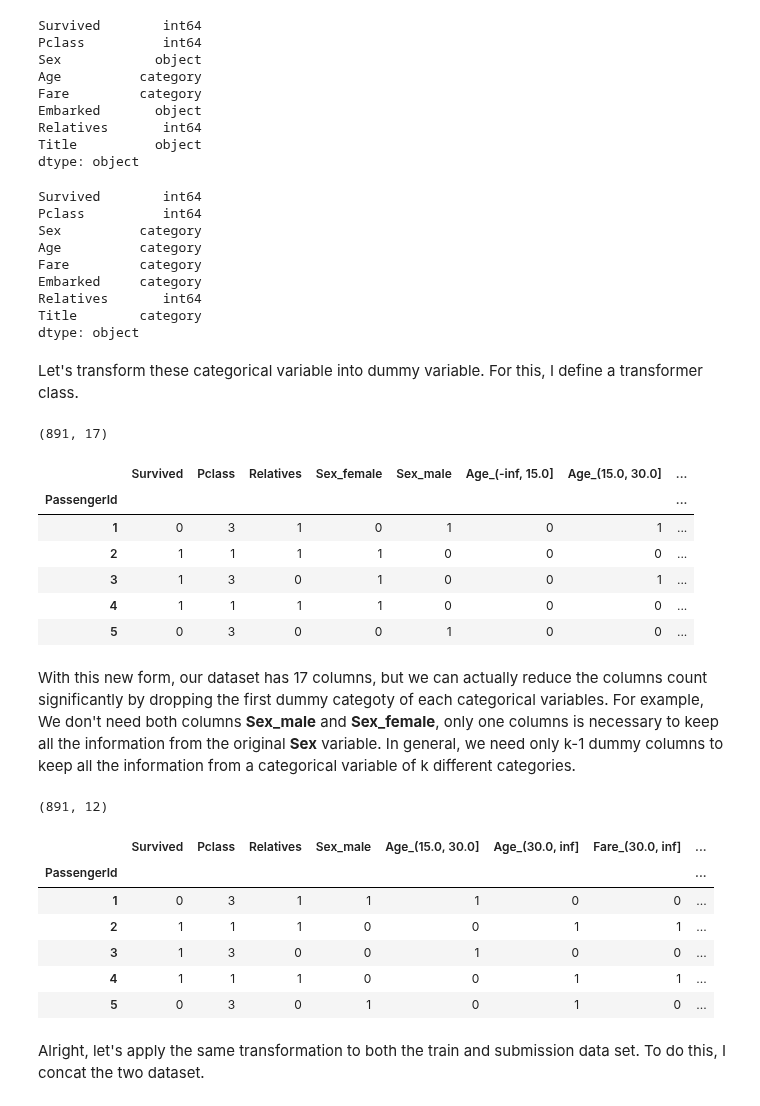
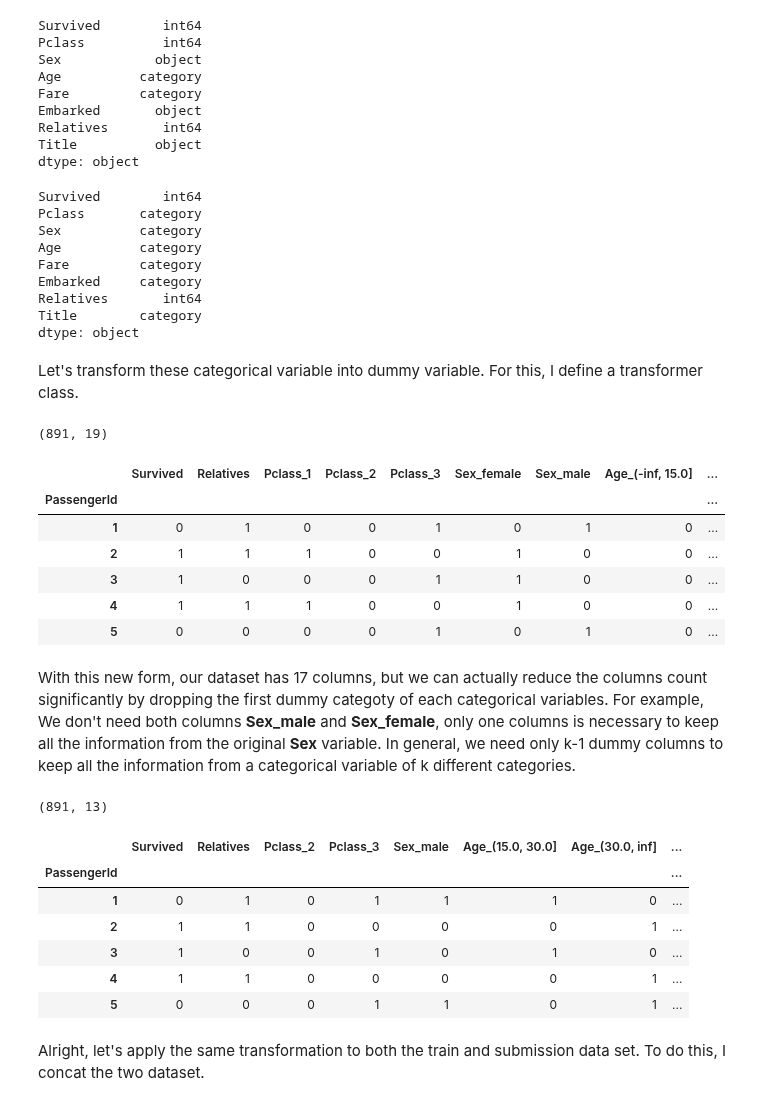
Before and after one commit to ArthMx/Titanic-Kaggle, a Jupyter notebook: Titanic.ipynb, the cells around one changed output. Drawn from its saved outputs; the diff is of its cells as text; code cells hidden in the pictures.

```diff
--- a/Titanic.ipynb
+++ b/Titanic.ipynb
@@ -692,12 +692,12 @@ dtype: object
 # %%
 # Change the object variable into categorical variable
 df_clean_no_nan_copy = df_clean_no_nan.copy()
-for col in ['Sex', 'Embarked', 'Title']:
+for col in ['Pclass', 'Sex', 'Embarked', 'Title']:
     df_clean_no_nan_copy[col] = df_clean_no_nan_copy[col].astype('category')
 df_clean_no_nan_copy.dtypes
 # %% [output]
 Survived        int64
-Pclass          int64
+Pclass       category
 Sex          category
 Age          category
 Fare         category
@@ -727,34 +727,34 @@ class dummy_encoder(BaseEstimator, TransformerMixin):
         return X_transformed
 # %%
 dummificator = dummy_encoder(drop_first=False)
-df_clean_no_nan_dummy = dummificator.fit_transform(df_clean_no_nan)
+df_clean_no_nan_dummy = dummificator.fit_transform(df_clean_no_nan_copy)
 print(df_clean_no_nan_dummy.shape)
 df_clean_no_nan_dummy.head()
 # %% [output]
-(891, 17)
+(891, 19)
-|  | Survived | Pclass | Relatives | Sex_female | Sex_male | Age_(-inf, 15.0] | Age_(15.0, 30.0] | ... |
-| PassengerId |  |  |  |  |  |  |  | ... |
-| 1 | 0 | 3 | 1 | 0 | 1 | 0 | 1 | ... |
-| 2 | 1 | 1 | 1 | 1 | 0 | 0 | 0 | ... |
-| 3 | 1 | 3 | 0 | 1 | 0 | 0 | 1 | ... |
-| 4 | 1 | 1 | 1 | 1 | 0 | 0 | 0 | ... |
-| 5 | 0 | 3 | 0 | 0 | 1 | 0 | 0 | ... |
+|  | Survived | Relatives | Pclass_1 | Pclass_2 | Pclass_3 | Sex_female | Sex_male | Age_(-inf, 15.0] | ... |
+| PassengerId |  |  |  |  |  |  |  |  | ... |
+| 1 | 0 | 1 | 0 | 0 | 1 | 0 | 1 | 0 | ... |
+| 2 | 1 | 1 | 1 | 0 | 0 | 1 | 0 | 0 | ... |
+| 3 | 1 | 0 | 0 | 0 | 1 | 1 | 0 | 0 | ... |
+| 4 | 1 | 1 | 1 | 0 | 0 | 1 | 0 | 0 | ... |
+| 5 | 0 | 0 | 0 | 0 | 1 | 0 | 1 | 0 | ... |
 # %% [markdown]
 With this new form, our dataset has 17 columns, but we can actually reduce the columns count significantly by dropping the first dummy categoty of each categorical variables. For example, We don't need both columns **Sex_male** and **Sex_female**, only one columns is necessary to keep all the information from the original **Sex** variable. In general, we need only k-1 dummy columns to keep all the information from a categorical variable of k different categories.
 # %%
 dummificator = dummy_encoder(drop_first=True)
-df_clean_no_nan_dummy = dummificator.fit_transform(df_clean_no_nan)
+df_clean_no_nan_dummy = dummificator.fit_transform(df_clean_no_nan_copy)
 print(df_clean_no_nan_dummy.shape)
 df_clean_no_nan_dummy.head()
 # %% [output]
-(891, 12)
+(891, 13)
-|  | Survived | Pclass | Relatives | Sex_male | Age_(15.0, 30.0] | Age_(30.0, inf] | Fare_(30.0, inf] | ... |
+|  | Survived | Relatives | Pclass_2 | Pclass_3 | Sex_male | Age_(15.0, 30.0] | Age_(30.0, inf] | ... |
 | PassengerId |  |  |  |  |  |  |  | ... |
-| 1 | 0 | 3 | 1 | 1 | 1 | 0 | 0 | ... |
-| 2 | 1 | 1 | 1 | 0 | 0 | 1 | 1 | ... |
-| 3 | 1 | 3 | 0 | 0 | 1 | 0 | 0 | ... |
-| 4 | 1 | 1 | 1 | 0 | 0 | 1 | 1 | ... |
-| 5 | 0 | 3 | 0 | 1 | 0 | 1 | 0 | ... |
+| 1 | 0 | 1 | 0 | 1 | 1 | 1 | 0 | ... |
+| 2 | 1 | 1 | 0 | 0 | 0 | 0 | 1 | ... |
+| 3 | 1 | 0 | 0 | 1 | 0 | 1 | 0 | ... |
+| 4 | 1 | 1 | 0 | 0 | 0 | 0 | 1 | ... |
+| 5 | 0 | 0 | 0 | 1 | 1 | 0 | 1 | ... |
 # %% [markdown]
 Alright, let's apply the same transformation to both the train and submission data set. To do this, I concat the two dataset.
 # %%
```
Also changed, not shown: parts of 13 cells of this notebook.
